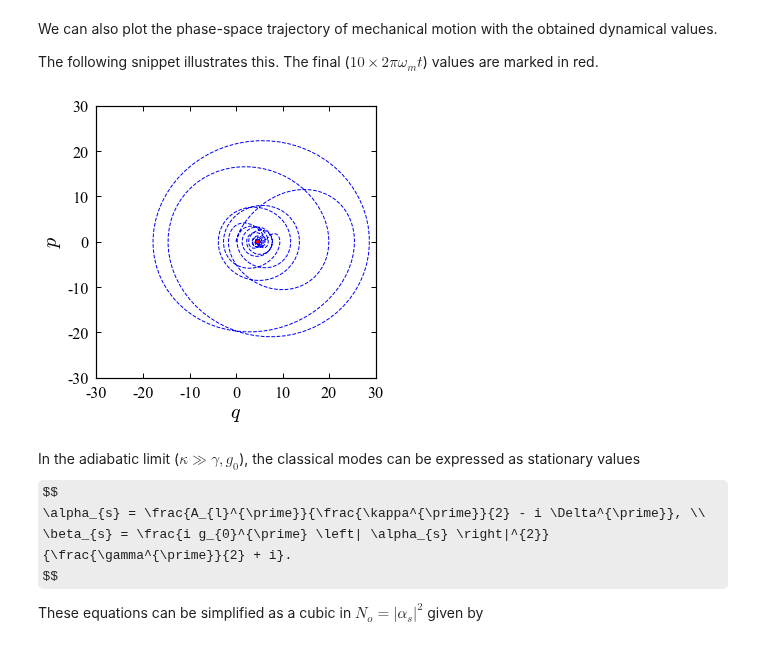
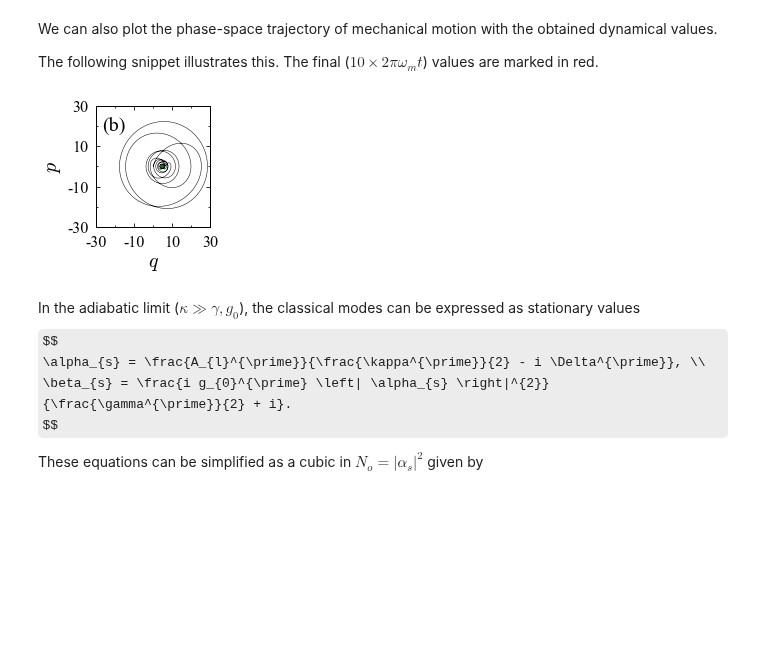
Before and after one commit to Sampreet/qom-examples, a Jupyter notebook: notebooks/systems/dynamics_functional.ipynb, the cells around one changed output. Cells and saved outputs as stored; diff of their text form; code cells hidden in the pictures; some formulas as TeX source; blank space fills up the shorter version.

```diff
--- a/notebooks/systems/dynamics_functional.ipynb
+++ b/notebooks/systems/dynamics_functional.ipynb
@@ -226,14 +226,23 @@ plotter = MPLPlotter(axes={
     'Y': list(range(4))
 }, params={
     'type': 'lines',
-    'x_label': '$\\omega_{m} t$',
-    'x_ticks': list(range(0, 201, 50)),
+    'x_label': '$\\tau$',
+    'x_ticks': list(range(0, 201, 20)),
+    'x_ticks_minor': list(range(0, 201, 10)),
     'y_colors': ['r', 'r', 'b', 'b'],
     'y_styles': ['-', '--', '-', '--'],
     'y_legend': ['$x$', '$y$', '$q$', '$p$'],
-    'v_ticks': list(range(-80, 41, 40)),
+    'v_limits': (-80, 60),
+    'v_ticks': list(range(-80, 61, 40)),
+    'v_ticks_minor': list(range(-80, 61, 20)),
     'show_legend': True,
-    'width': 5.0
+    'legend_location': 'upper right',
+    'height': 2.7,
+    'width': 7.0,
+    'annotations': [{
+        's': '(a)',
+        'xy': (0.10, 0.82)
+    }]
 })
 plotter.update(xs=T, vs=[x_d, y_d, q_d, p_d])
 plotter.show(hold=True)
@@ -276,20 +285,27 @@ The final ($10 \times 2 \pi \omega_{m} t$) values are marked in red.
 # %%
 # display phase-space trajectory
 plotter = MPLPlotter(axes={}, params={
     'type': 'lines',
     'x_label': '$q$',
-    'x_ticks': list(range(-30, 31, 10)),
-    'y_colors': ['b', 'r'],
-    'y_sizes': [1, 2],
-    'y_styles': ['--', '-'],
+    'x_ticks': list(range(-30, 31, 20)),
+    'x_ticks_minor': list(range(-30, 31, 10)),
+    'y_colors': ['k', 'g'],
+    'y_sizes': [0.5, 2],
+    'y_styles': ['-', '-'],
     'v_label': '$p$',
-    'v_ticks': list(range(-30, 31, 10)),
-    'width': 5.0
+    'v_ticks': list(range(-30, 31, 20)),
+    'v_ticks_minor': list(range(-30, 31, 10)),
+    'height': 2.7,
+    'width': 2.7,
+    'annotations': [{
+        's': '(b)',
+        'xy': (0.34, 0.80)
+    }]
 })
 plotter.update(xs=[q_d, q_d[-628:]], vs=[p_d, p_d[-628:]])
 plotter.show(True)
 # %% [output]
-[figure, old version]
+[figure, new version]
 # %% [markdown]
 In the adiabatic limit ($\kappa \gg \gamma, g_{0}$), the classical modes can be expressed as stationary values
 $$
```
Also changed, not shown: parts of 6 cells of this notebook, 1 other file.
